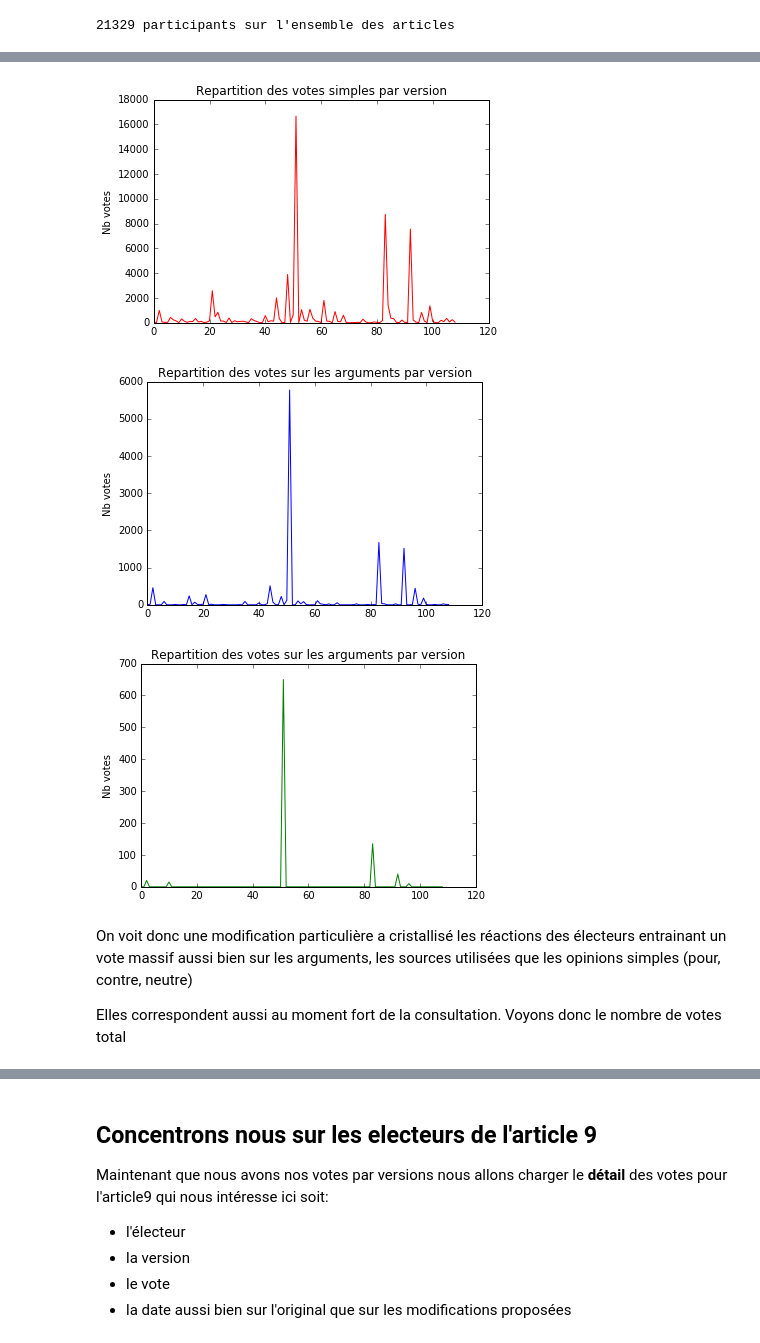
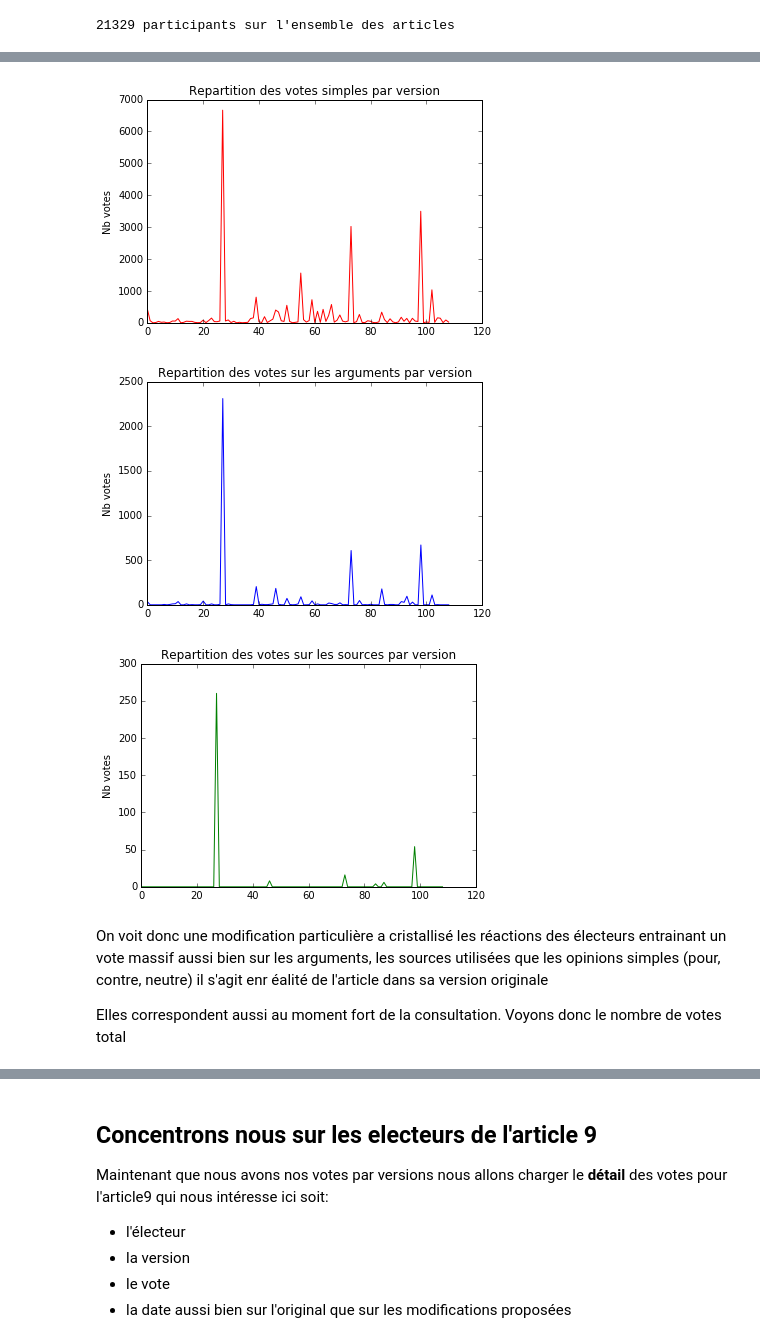
Before and after one commit to c24b/openscience4S, a Jupyter notebook: Cartographie des comportements des electeurs.ipynb, the cells around one changed output, grey strips where cells are left out. Saved outputs shown, nothing was run; the diff lists cells and outputs as text; code cells hidden in the pictures.

Commit message:
Repartition du poins des votes

```diff
--- a/Cartographie des comportements des electeurs.ipynb
+++ b/Cartographie des comportements des electeurs.ipynb
@@ -127,6 +147,6 @@ def load_versions(art_file="article9.json"):
     return versions_d
 # %%
 #les versions
-vs = load_versions("./article_9.json")
+versions = load_versions("./article_9.json")
 # %% [output]
 109 versions de l'article 9
@@ -219,3 +239,3 @@ mis à plat dans `load_votes()` dans des listes de votes.
 # %%
 #mise à jour des versions en intégrants les votes des participants
-vs = update_versions(part, vs)
+full_versions = update_versions(participants, versions)
@@ -222,24 +254,27 @@ vs = update_versions(part, vs)
 # %%
 ### Vérifions donc la repartition des votes simple par version
 
 def show_nb_votes_by_versions(vs):
     #for k,v in vs.items():
     #    print(len(v["votes"]),"votes sur la version:" , k )
     N = len(vs)
     votes_nb = [len(v["votes"])  for v in vs.values()]
 
     plt.title("Repartition des votes simples par version")
     plt.ylabel('Nb votes')
     #pylab.xlim([0,108])
     #pylab.xlim([0,N])
     plt.plot(votes_nb,color='r')
+    #votes_declares = [v["total_votes"] for v in vs.values()]
 
+    #votes_declares = [len(v["total_votes"]) for v in vs.values()]
+    #plt.plot(votes_declares,color='b')
     plt.show()
 
     return
-show_nb_votes_by_versions(vs)
+show_nb_votes_by_versions(versions)
 # %% [output]
-[figure, old version]
+[figure, new version]
 # %%
 #verifions maintenant les votes par arguments
 def show_nb_votes_args_by_versions(vs):
@@ -257,18 +292,18 @@ def show_nb_votes_args_by_versions(vs):
     plt.show()
 
     return
-show_nb_votes_args_by_versions(vs)
+show_nb_votes_args_by_versions(versions)
 # %% [output]
-[figure, old version]
+[figure, new version]
 # %%
 #verifions maintenant les votes sur les sources pour chaque version
-def show_nb_votes_args_by_versions(vs):
+def show_nb_votes_args_by_sources(vs):
     #for k,v in vs.items():
     #    print(len(v["votes"]),"votes sur la version:" , k )
     N = len(vs)
     votes_nb = [len(v["votes_sources"])  for v in vs.values()]
 
-    plt.title("Repartition des votes sur les sourcess par version")
+    plt.title("Repartition des votes sur les sources par version")
     plt.ylabel('Nb votes')
     #pylab.xlim([0,108])
     #pylab.xlim([0,N])
@@ -277,12 +312,12 @@ def show_nb_votes_args_by_versions(vs):
     plt.show()
 
     return
-show_nb_votes_args_by_versions(vs)
+show_nb_votes_args_by_sources(versions)
 # %% [output]
-[figure, old version]
+[figure, new version]
 # %% [markdown]
 On voit donc une modification particulière a cristallisé les réactions des électeurs entrainant un vote massif
-aussi bien sur les arguments, les sources utilisées que les opinions simples (pour, contre, neutre)
+aussi bien sur les arguments, les sources utilisées que les opinions simples (pour, contre, neutre) il s'agit enr éalité de l'article dans sa version originale
 
 Elles correspondent aussi au moment fort de la consultation.
 Voyons donc le nombre de votes total
```
Also changed, not shown: parts of 28 cells of this notebook.
